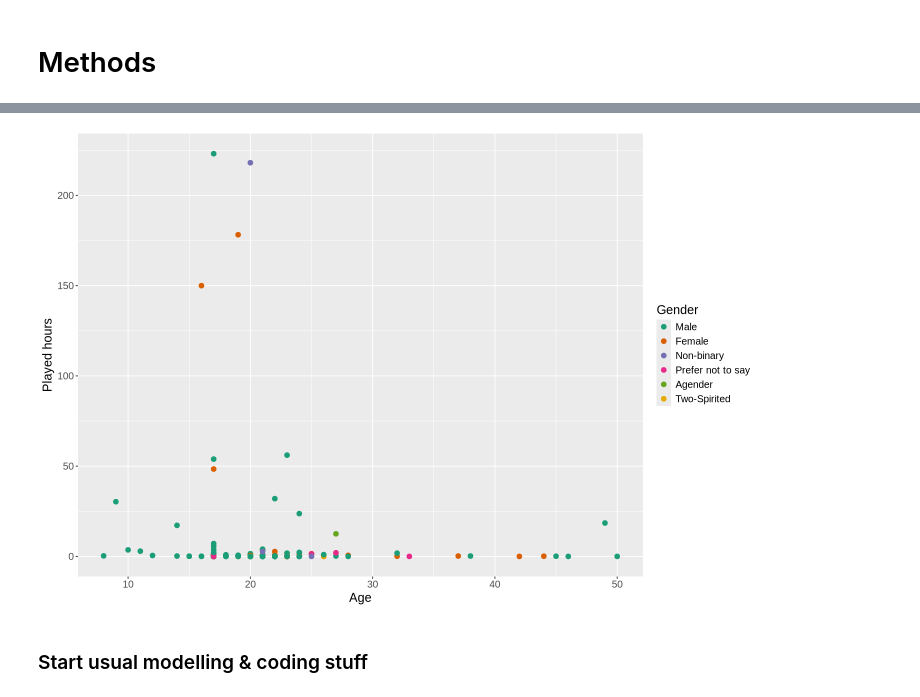
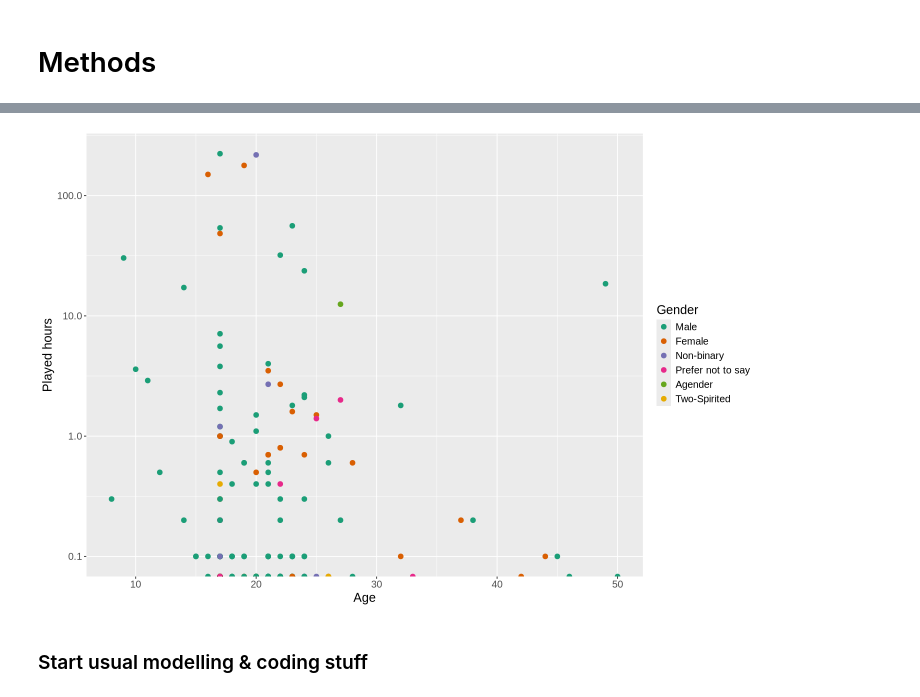
Before and after one commit to Mateo-dmngz-D/dsci-100-project, a Jupyter notebook: The_project.ipynb, the cells around one changed output, grey strips where cells are left out. Cells and saved outputs as stored; diff of their text form; code cells hidden in the pictures.

```diff
--- a/The_project.ipynb
+++ b/The_project.ipynb
@@ -178,7 +185,7 @@ age_played_plot <- players_clean |>
     ggplot(aes(x = Age, y = played_hours, color = gender)) + #, shape = gender
     geom_point(alpha = 1, size = 2.5) +
     labs(y = "Played hours", color = "Gender") + #, shape = "Gender"
-    #scale_y_log10() +
+    scale_y_log10() +
     scale_color_brewer(palette = "Dark2") +
     theme(text = element_text(size = 15))
 
@@ -187,4 +196,4 @@ age_played_plot
-[figure, old version]
+[figure, new version]
 # %%
 ### Since doing prediction, must split data into training and testing sets
 
```
Also changed, not shown: parts of 27 cells of this notebook.
